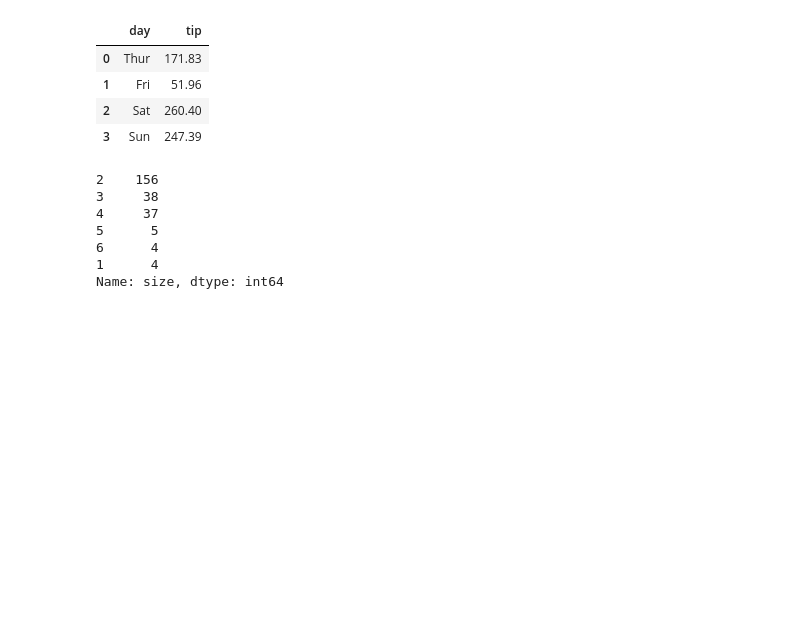
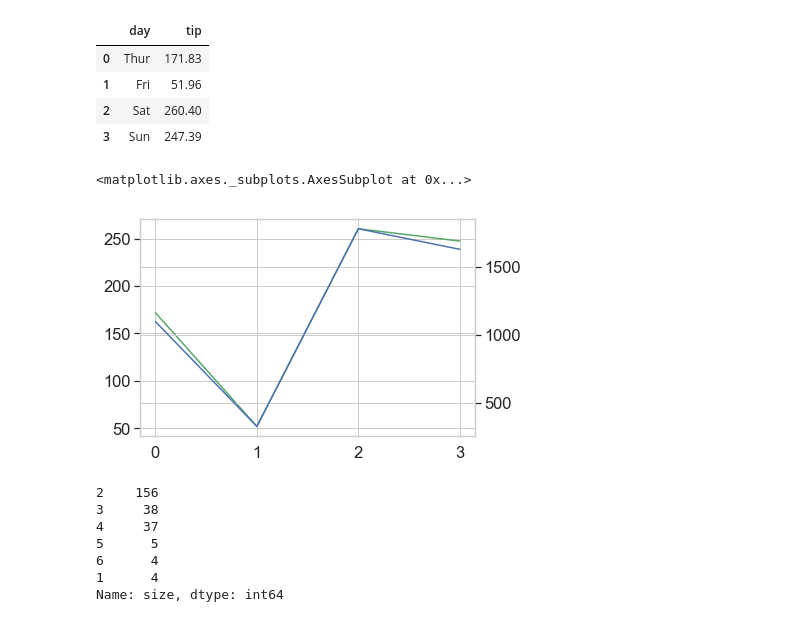
Before and after one commit to fionaoriordan/52446_19_tips, a Jupyter notebook: tips_notebook.ipynb, the cells around one changed output. Saved outputs shown, nothing was run; the diff lists cells and outputs as text; code cells hidden in the pictures; blank space fills up the shorter version.

Commit message:
Updating jupyter nb with plot to show tips & total bills on busiest day

```diff
--- a/tips_notebook.ipynb
+++ b/tips_notebook.ipynb
@@ -178,14 +178,10 @@ num_diners_bysitting
 # %%
 #Adapted from : https://stackoverflow.com/a/56881800
 #create groupby dataframe grouping by day & sum of the tips, reset the index.
-df_grp = df.groupby(['day'])['tip'].sum().reset_index()
-
-
-
-
-ax = sns.barplot(x='day', y='tip', data=df_grp, ci=None, estimator=sum)
-# Seaborn Visualisation
-#ax = sns.barplot(x='EXIT', y='VEH_COUNT', data=df_grp)
+df_2 = df.groupby(['day'])['tip'].sum().reset_index()
+# Create barplot with the sum of the tips by day.
+ax = sns.barplot(x='day', y='tip', data=df_2, ci=None, estimator=sum)
+# show the plot
 plt.show()
 #take a peak at the data.
 df_grp.head()
@@ -199,3 +197,13 @@ df_grp.head()
+# %%
+df_3 = df.groupby(['day'])['total_bill'].sum().reset_index()
+
+# Adapted from : https://stackoverflow.com/a/47592107
+sns.lineplot(data=df_grp.tip, color="g")
+ax2 = plt.twinx()
+sns.lineplot(data=df_3.total_bill, color="b", ax=ax2)
+# %% [output]
+<matplotlib.axes._subplots.AxesSubplot at 0x...>
+[figure, added]
 # %%
 # Adapted from https://stackoverflow.com/questions/22391433/count-the-frequency-that-a-value-occurs-in-a-dataframe-column/36434248
 df['size'].value_counts()
```
Also changed, not shown: parts of 1 cell of this notebook.
